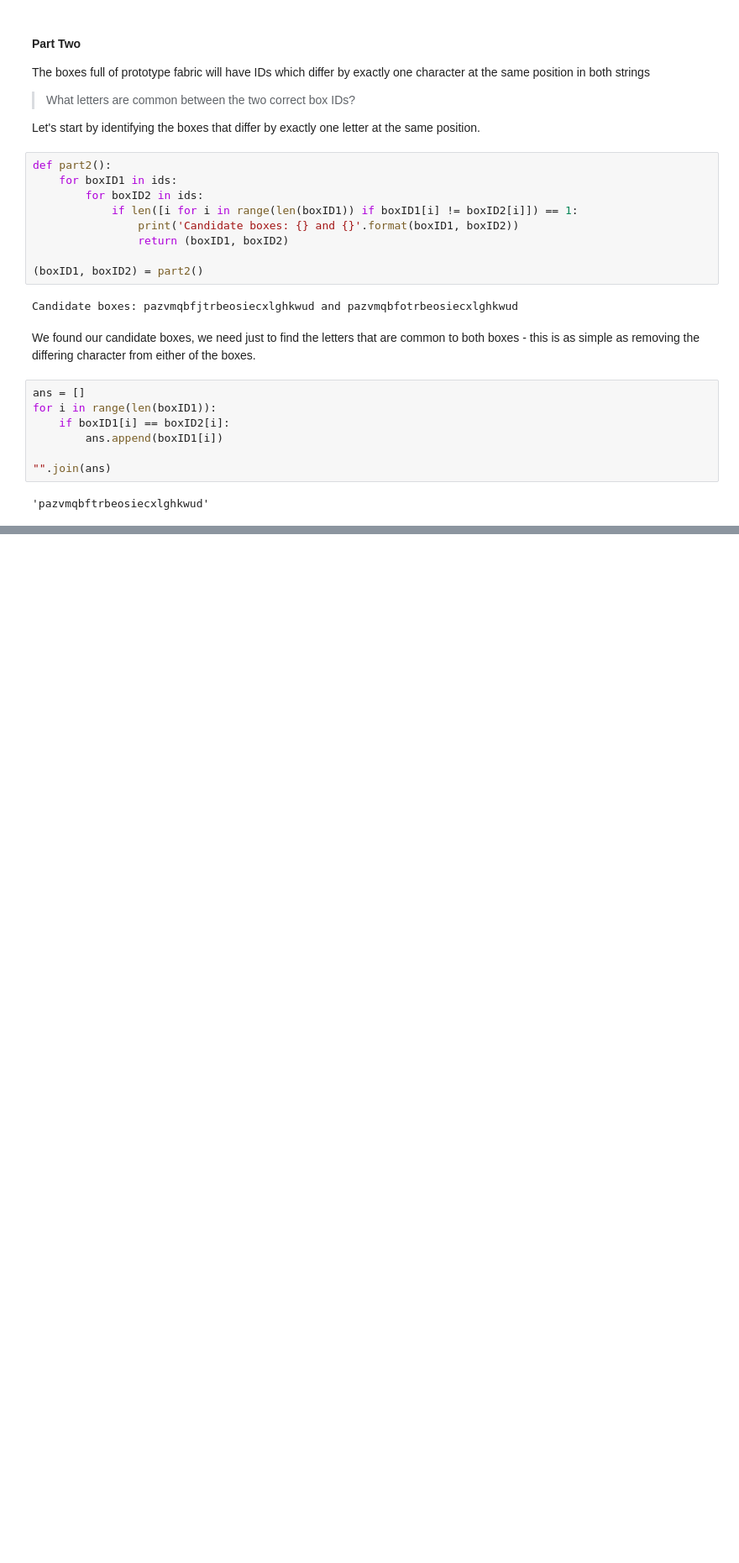
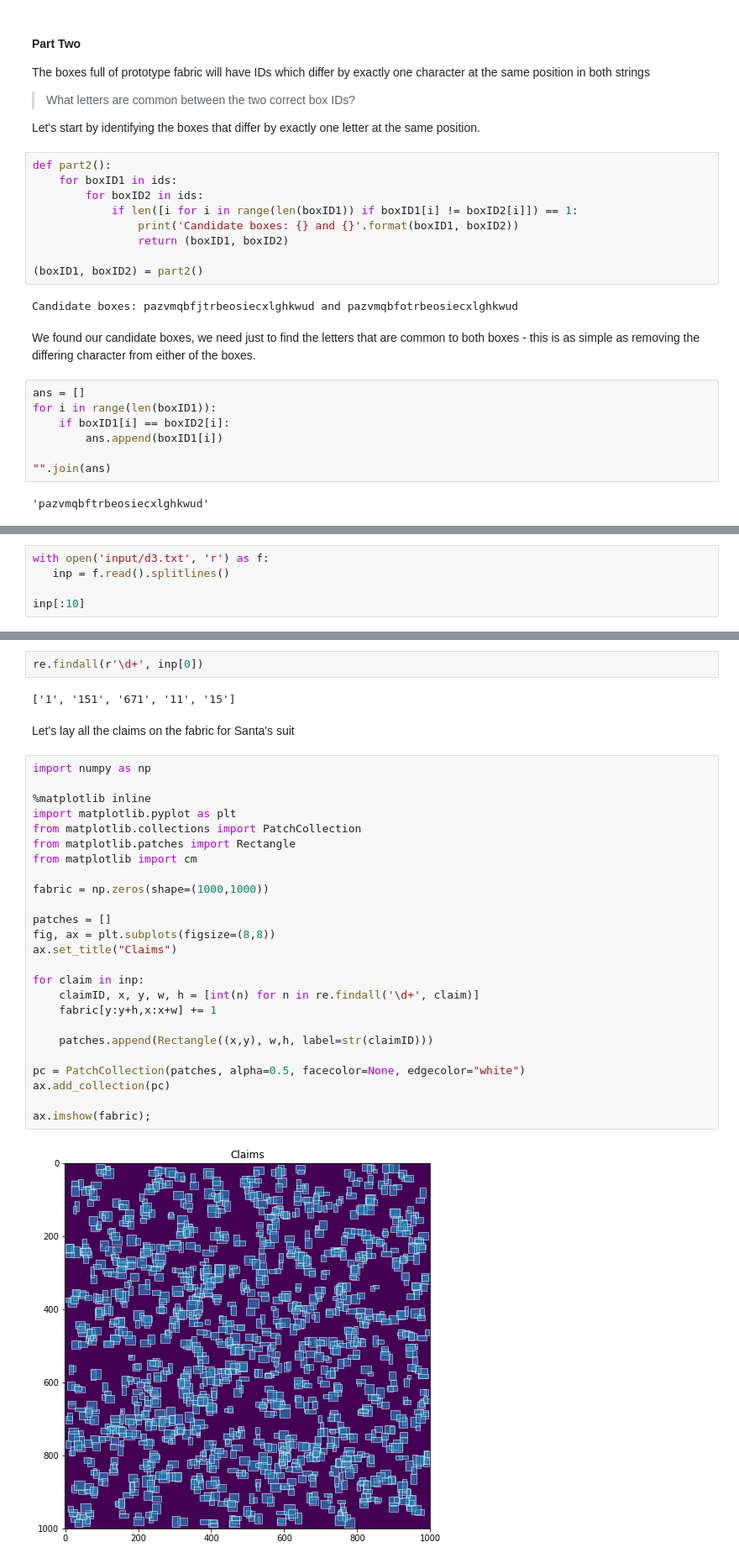
Before and after one commit to basoares/advent-of-code-2018, a Jupyter notebook: adventofcode2018.ipynb, the cells around one changed output, grey strips where cells are left out. Shown at 84% size. Cells and saved outputs as stored; diff of their text form; blank space fills up the shorter version.

```diff
--- a/adventofcode2018.ipynb
+++ b/adventofcode2018.ipynb
@@ -139,0 +154,5 @@ That's our second star. The second puzzle and second day are completed.
+# %%
+with open('input/d3.txt', 'r') as f:
+   inp = f.read().splitlines()
+
+inp[:10]
@@ -139,0 +176,33 @@ That's our second star. The second puzzle and second day are completed.
+# %%
+re.findall(r'\d+', inp[0])
+# %% [output]
+['1', '151', '671', '11', '15']
+# %% [markdown]
+Let's lay all the claims on the fabric for Santa's suit
+# %%
+import numpy as np
+
+%matplotlib inline
+import matplotlib.pyplot as plt
+from matplotlib.collections import PatchCollection
+from matplotlib.patches import Rectangle
+from matplotlib import cm
+
+fabric = np.zeros(shape=(1000,1000))
+
+patches = []
+fig, ax = plt.subplots(figsize=(8,8))
+ax.set_title("Claims")
+
+for claim in inp:
+    claimID, x, y, w, h = [int(n) for n in re.findall('\d+', claim)]
+    fabric[y:y+h,x:x+w] += 1
+
+    patches.append(Rectangle((x,y), w,h, label=str(claimID)))
+
+pc = PatchCollection(patches, alpha=0.5, facecolor=None, edgecolor="white")
+ax.add_collection(pc)
+
+ax.imshow(fabric);
+# %% [output]
+[figure, added]
```
Also changed, not shown: parts of 12 cells of this notebook, 1 other file.
